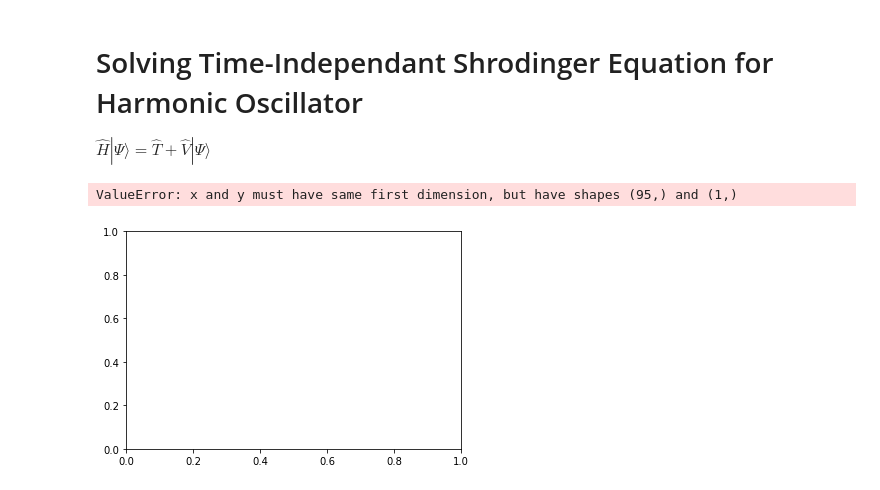
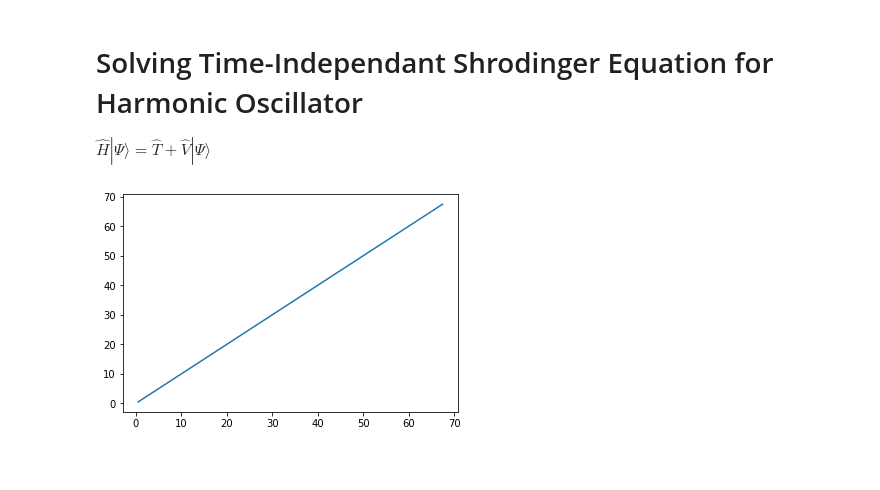
Before and after one commit to Rittik03/Quantum-Mechanics-With-Python, a Jupyter notebook: jupyter.ipynb, the cells around one changed output. Drawn from its saved outputs; the diff is of its cells as text; code cells hidden in the pictures; blank space fills up the shorter version.

Commit message:
Error Calc Function Fixes

```diff
--- a/jupyter.ipynb
+++ b/jupyter.ipynb
@@ -42,6 +42,28 @@ def T_with_fourier_transform(n,del_x):
             else:
                 cap_T[i,j] = com_term * (2*k**2*(-1)**(j-i))/(n**2 * (np.sin(np.pi*(j-i)/n))**2)
     return cap_T
+# %%
+def err_dev(div):
+    err_list = np.empty(div)
+    err_list = E_psi(div)
+    sum = 0
+    for i in range(1,div):
+        del_x = err_list[i]- err_list[i-1]
+        sum += (del_x-0.5)**2
+    dev = math.sqrt(sum/div)
+    return dev
+def plotter(limit):
+    x_axis = np.empty(limit-5)
+    for i in range(5,limit):
+        np.append(x_axis, i)
+    y_axis = np.empty(limit-5)
+    for i in range(5,limit):
+        temp = err_dev(i)
+        np.append(y_axis, temp)
+    mlt.plot(x_axis,y_axis)
+plotter(50)
+# %% [output]
+[figure, added]
 # %%
 def err_calc(limit):
     sum = 0
@@ -62,8 +84,3 @@ def plt(limit):
     y_axis = np.array(limit-5)
     y_axis = err_calc(limit)
     mlt.plot(x_axis,y_axis)
-# %%
-plt(100)
-# %% [output]
-ValueError: x and y must have same first dimension, but have shapes (95,) and (1,)
-[figure, removed]
```
Also changed, not shown: parts of 1 cell of this notebook.
